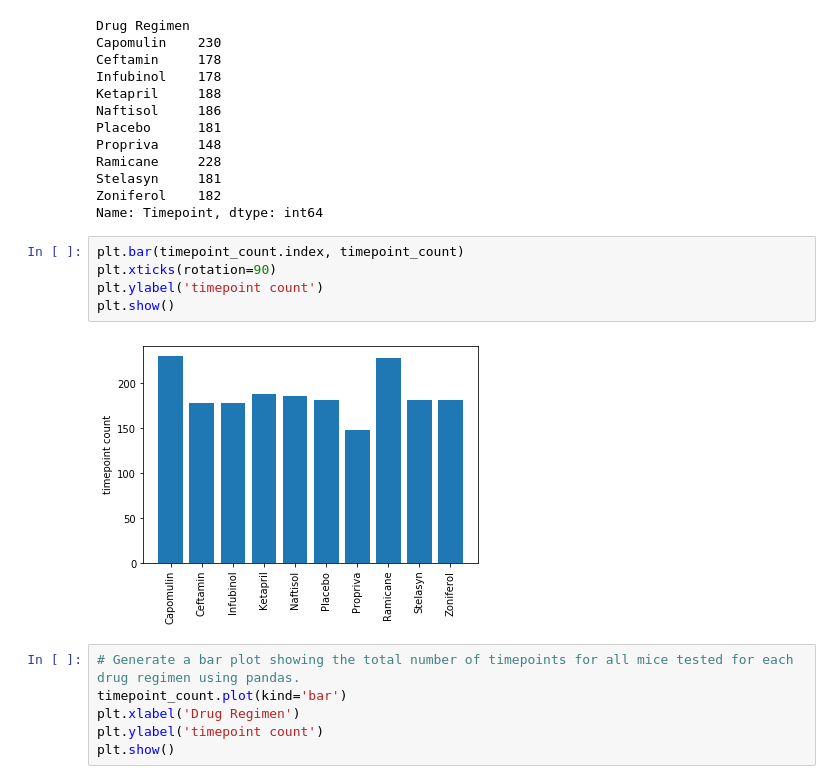
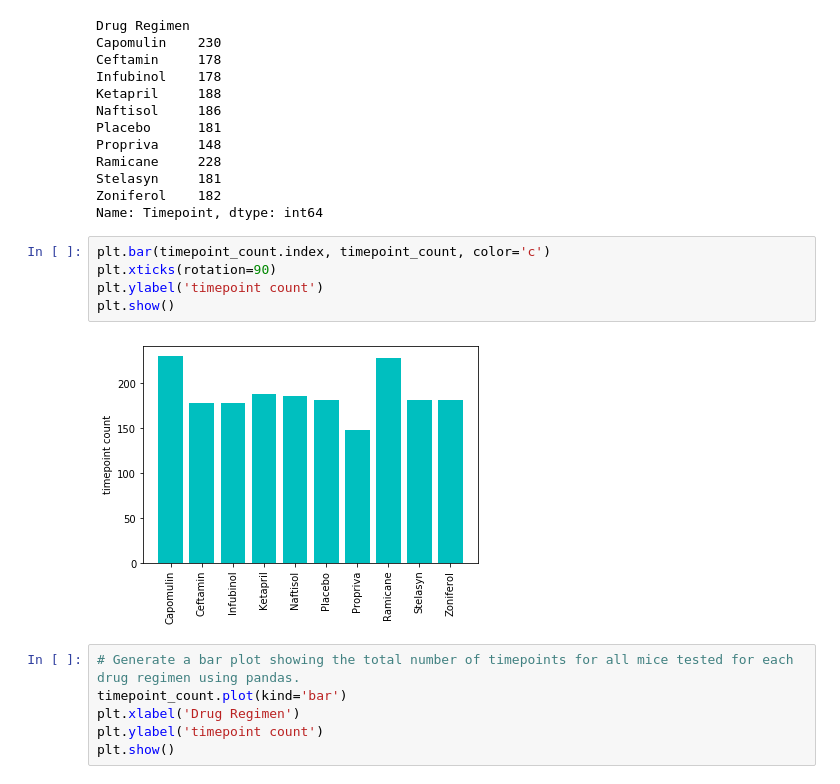
Before and after one commit to nithiyasuresh/Pymaceuticals_Inc_Analysis, a Jupyter notebook: pymaceuticals_nithiya.ipynb, the cells around one changed output. Drawn from its saved outputs; the diff is of its cells as text.

```diff
--- a/pymaceuticals_nithiya.ipynb
+++ b/pymaceuticals_nithiya.ipynb
@@ -406,12 +406,12 @@ Stelasyn     181
 Zoniferol    182
 Name: Timepoint, dtype: int64
 # %%
-plt.bar(timepoint_count.index, timepoint_count)
+plt.bar(timepoint_count.index, timepoint_count, color='c')
 plt.xticks(rotation=90)
 plt.ylabel('timepoint count')
 plt.show()
 # %% [output]
-[figure, old version]
+[figure, new version]
 # %%
 # Generate a bar plot showing the total number of timepoints for all mice tested for each drug regimen using pandas.
 timepoint_count.plot(kind='bar')
```
Also changed, not shown: parts of 1 cell of this notebook, 1 other file.
